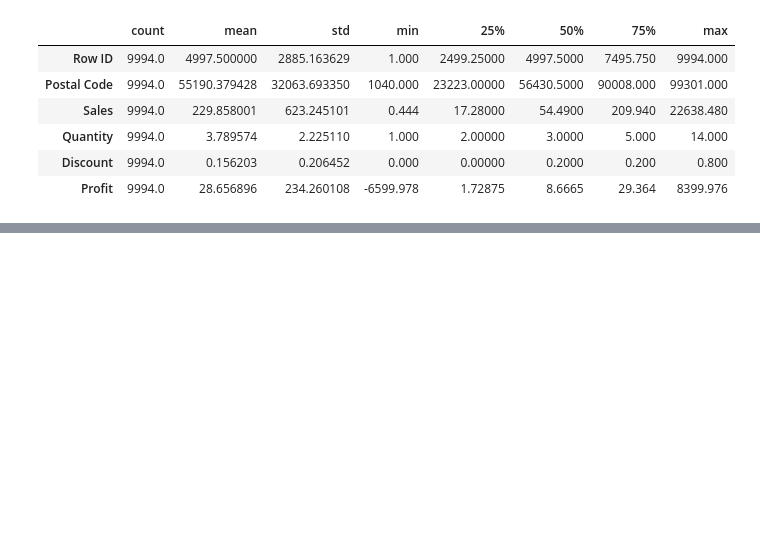
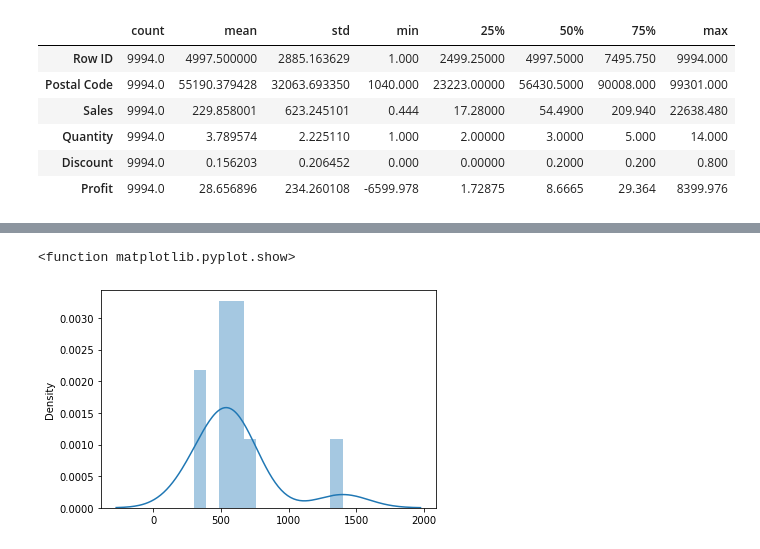
Before and after one commit to gsindhu455/PythonProgramming, a Jupyter notebook: Campus_placement.ipynb, the cells around one changed output, grey strips where cells are left out. Saved outputs shown, nothing was run; the diff lists cells and outputs as text; code cells hidden in the pictures; blank space fills up the shorter version.

```diff
--- a/Campus_placement.ipynb
+++ b/Campus_placement.ipynb
@@ -186,0 +208,4 @@ plt.tight_layout()
+# %%
+lst2= [350, 500, 600, 700, 600, 500, 600, 300, 550,1400]
+rainfall2=pd.DataFrame(lst2,columns=['Rainfall in MM'])
+rainfall2.describe()
@@ -186,0 +243,6 @@ plt.tight_layout()
+# %%
+sn.distplot(rainfall2)
+plt.show
+# %% [output]
+<function matplotlib.pyplot.show>
+[figure, added]
```
Also changed, not shown: parts of 9 cells of this notebook.
